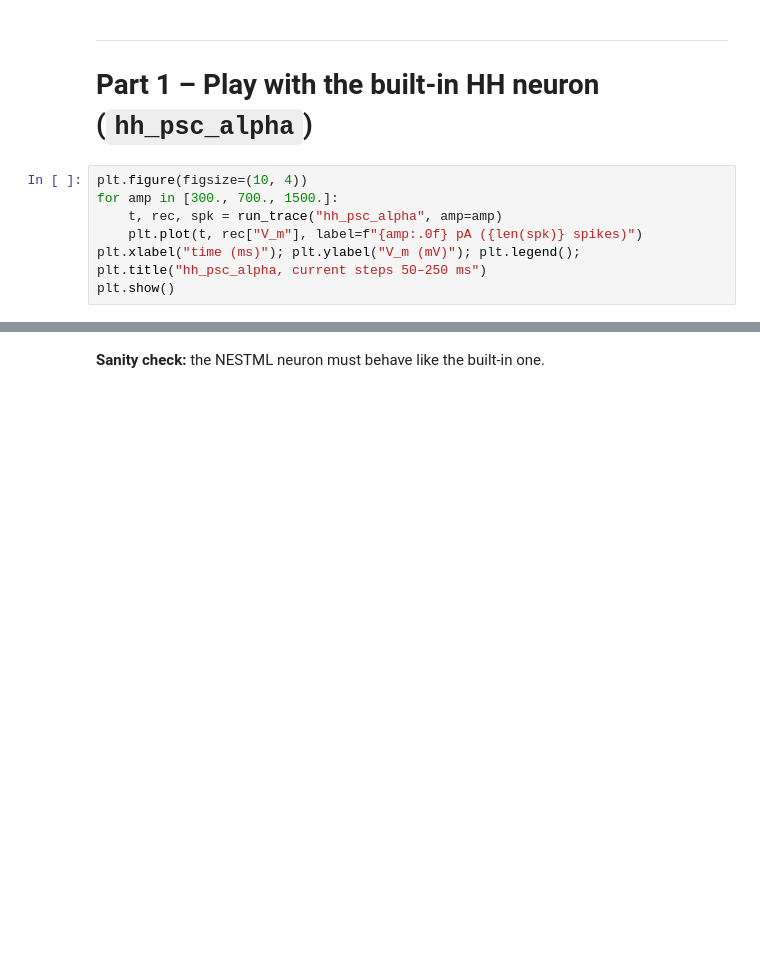
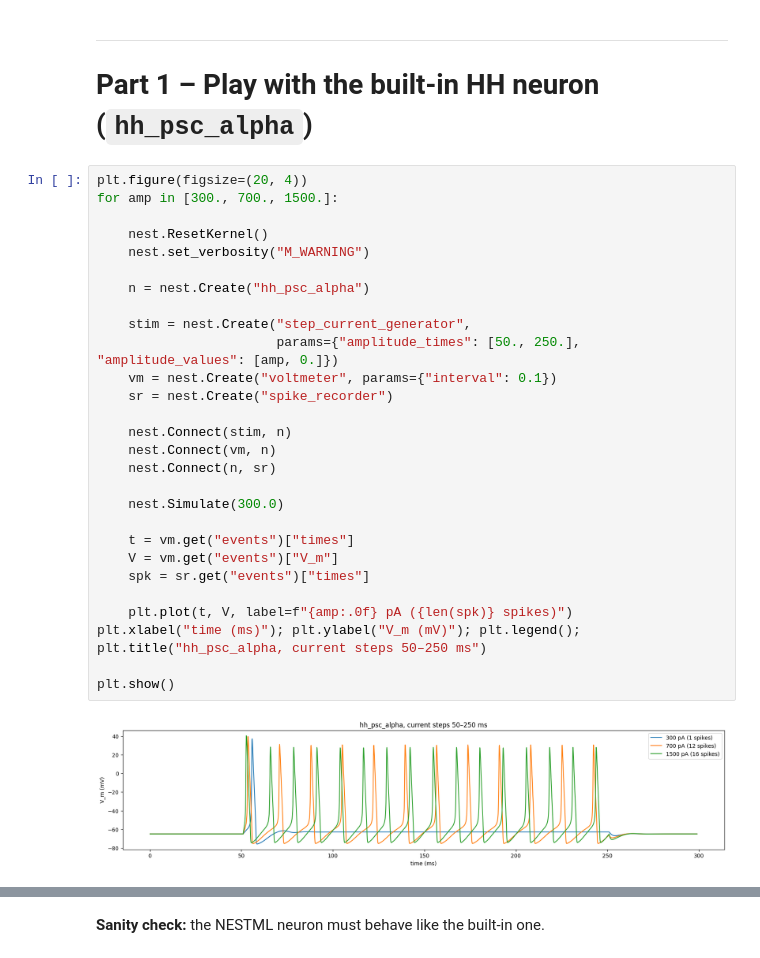
Before and after one commit to near-nes/neuroengineering_course, a Jupyter notebook: 2_Computational Neuroscience/HH_NESTML_exercise.ipynb, the cells around one changed output, grey strips where cells are left out. Cells and saved outputs as stored; diff of their text form; blank space fills up the shorter version.

```diff
--- a/2_Computational Neuroscience/HH_NESTML_exercise.ipynb
+++ b/2_Computational Neuroscience/HH_NESTML_exercise.ipynb
@@ -55,11 +72,34 @@ def fi_curve(model, currents, params=None, t_sim=1000., t_discard=200.):
 ---
 # Part 1 – Play with the built-in HH neuron (`hh_psc_alpha`)
 # %%
-plt.figure(figsize=(10, 4))
+plt.figure(figsize=(20, 4))
 for amp in [300., 700., 1500.]:
-    t, rec, spk = run_trace("hh_psc_alpha", amp=amp)
-    plt.plot(t, rec["V_m"], label=f"{amp:.0f} pA ({len(spk)} spikes)")
+
+    nest.ResetKernel()
+    nest.set_verbosity("M_WARNING")
+
+    n = nest.Create("hh_psc_alpha")
+
+    stim = nest.Create("step_current_generator",
+                       params={"amplitude_times": [50., 250.], "amplitude_values": [amp, 0.]})
+    vm = nest.Create("voltmeter", params={"interval": 0.1})
+    sr = nest.Create("spike_recorder")
+
+    nest.Connect(stim, n)
+    nest.Connect(vm, n)
+    nest.Connect(n, sr)
+
+    nest.Simulate(300.0)
+
+    t = vm.get("events")["times"]
+    V = vm.get("events")["V_m"]
+    spk = sr.get("events")["times"]
+
+    plt.plot(t, V, label=f"{amp:.0f} pA ({len(spk)} spikes)")
 plt.xlabel("time (ms)"); plt.ylabel("V_m (mV)"); plt.legend(); plt.title("hh_psc_alpha, current steps 50–250 ms")
+
 plt.show()
+# %% [output]
+[figure, added]
 # %%
 currents = np.arange(0., 2001., 50.)
```
Also changed, not shown: parts of 18 cells of this notebook.
